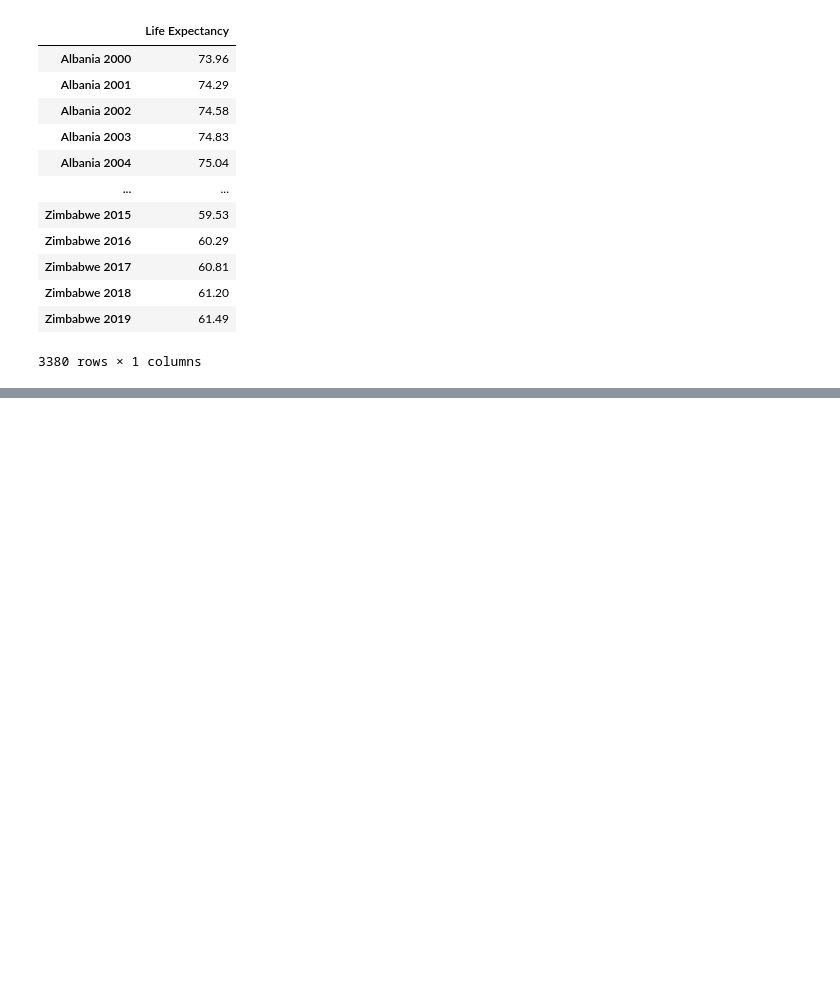
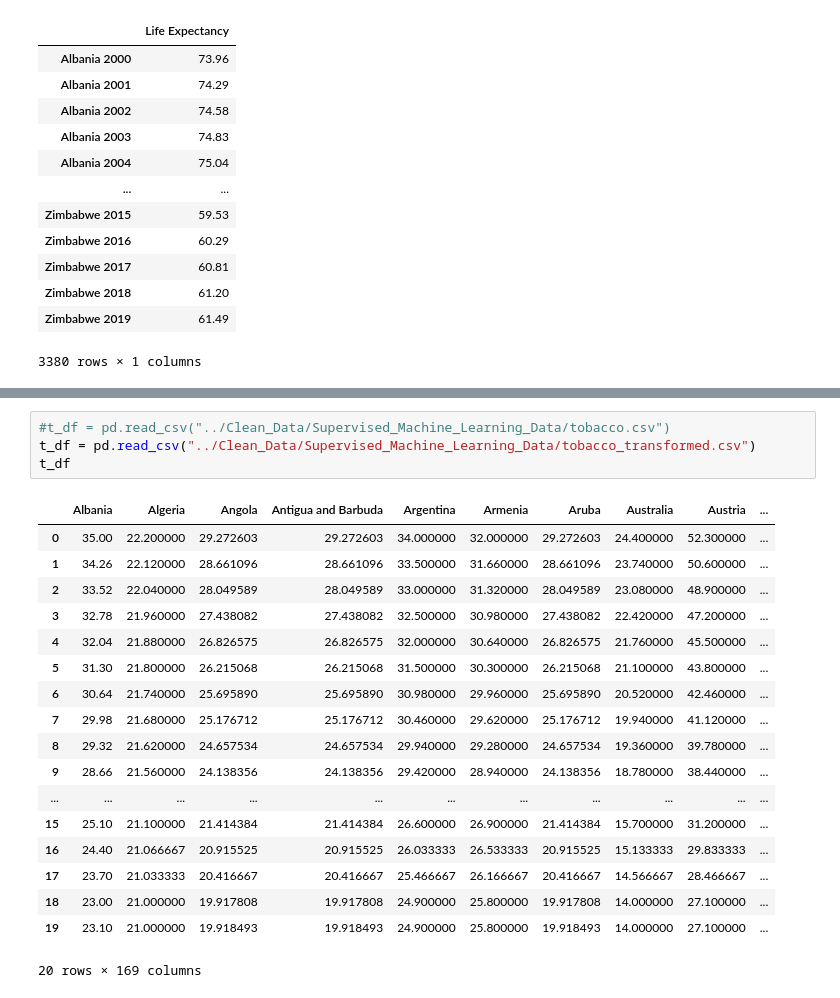
Before and after one commit to AndrewZinc/Expect_Life, a Jupyter notebook: Machine_Learning/ML_Database_Setup.ipynb, the cells around one changed output, grey strips where cells are left out. Cells and saved outputs as stored; diff of their text form; blank space fills up the shorter version.

```diff
--- a/Machine_Learning/ML_Database_Setup.ipynb
+++ b/Machine_Learning/ML_Database_Setup.ipynb
@@ -207,0 +307,23 @@ ml_df
+# %%
+#t_df = pd.read_csv("../Clean_Data/Supervised_Machine_Learning_Data/tobacco.csv")
+t_df = pd.read_csv("../Clean_Data/Supervised_Machine_Learning_Data/tobacco_transformed.csv")
+t_df
+# %% [output]
+|  | Albania | Algeria | Angola | Antigua and Barbuda | Argentina | Armenia | Aruba | Australia | Austria | ... |
+| 0 | 35.00 | 22.200000 | 29.272603 | 29.272603 | 34.000000 | 32.000000 | 29.272603 | 24.400000 | 52.300000 | ... |
+| 1 | 34.26 | 22.120000 | 28.661096 | 28.661096 | 33.500000 | 31.660000 | 28.661096 | 23.740000 | 50.600000 | ... |
+| 2 | 33.52 | 22.040000 | 28.049589 | 28.049589 | 33.000000 | 31.320000 | 28.049589 | 23.080000 | 48.900000 | ... |
+| 3 | 32.78 | 21.960000 | 27.438082 | 27.438082 | 32.500000 | 30.980000 | 27.438082 | 22.420000 | 47.200000 | ... |
+| 4 | 32.04 | 21.880000 | 26.826575 | 26.826575 | 32.000000 | 30.640000 | 26.826575 | 21.760000 | 45.500000 | ... |
+| 5 | 31.30 | 21.800000 | 26.215068 | 26.215068 | 31.500000 | 30.300000 | 26.215068 | 21.100000 | 43.800000 | ... |
+| 6 | 30.64 | 21.740000 | 25.695890 | 25.695890 | 30.980000 | 29.960000 | 25.695890 | 20.520000 | 42.460000 | ... |
+| 7 | 29.98 | 21.680000 | 25.176712 | 25.176712 | 30.460000 | 29.620000 | 25.176712 | 19.940000 | 41.120000 | ... |
+| 8 | 29.32 | 21.620000 | 24.657534 | 24.657534 | 29.940000 | 29.280000 | 24.657534 | 19.360000 | 39.780000 | ... |
+| 9 | 28.66 | 21.560000 | 24.138356 | 24.138356 | 29.420000 | 28.940000 | 24.138356 | 18.780000 | 38.440000 | ... |
+| ... | ... | ... | ... | ... | ... | ... | ... | ... | ... | ... |
+| 15 | 25.10 | 21.100000 | 21.414384 | 21.414384 | 26.600000 | 26.900000 | 21.414384 | 15.700000 | 31.200000 | ... |
+| 16 | 24.40 | 21.066667 | 20.915525 | 20.915525 | 26.033333 | 26.533333 | 20.915525 | 15.133333 | 29.833333 | ... |
+| 17 | 23.70 | 21.033333 | 20.416667 | 20.416667 | 25.466667 | 26.166667 | 20.416667 | 14.566667 | 28.466667 | ... |
+| 18 | 23.00 | 21.000000 | 19.917808 | 19.917808 | 24.900000 | 25.800000 | 19.917808 | 14.000000 | 27.100000 | ... |
+| 19 | 23.10 | 21.000000 | 19.918493 | 19.918493 | 24.900000 | 25.800000 | 19.918493 | 14.000000 | 27.100000 | ... |
+20 rows × 169 columns
```
Also changed, not shown: parts of 58 cells of this notebook, 15 other files.
